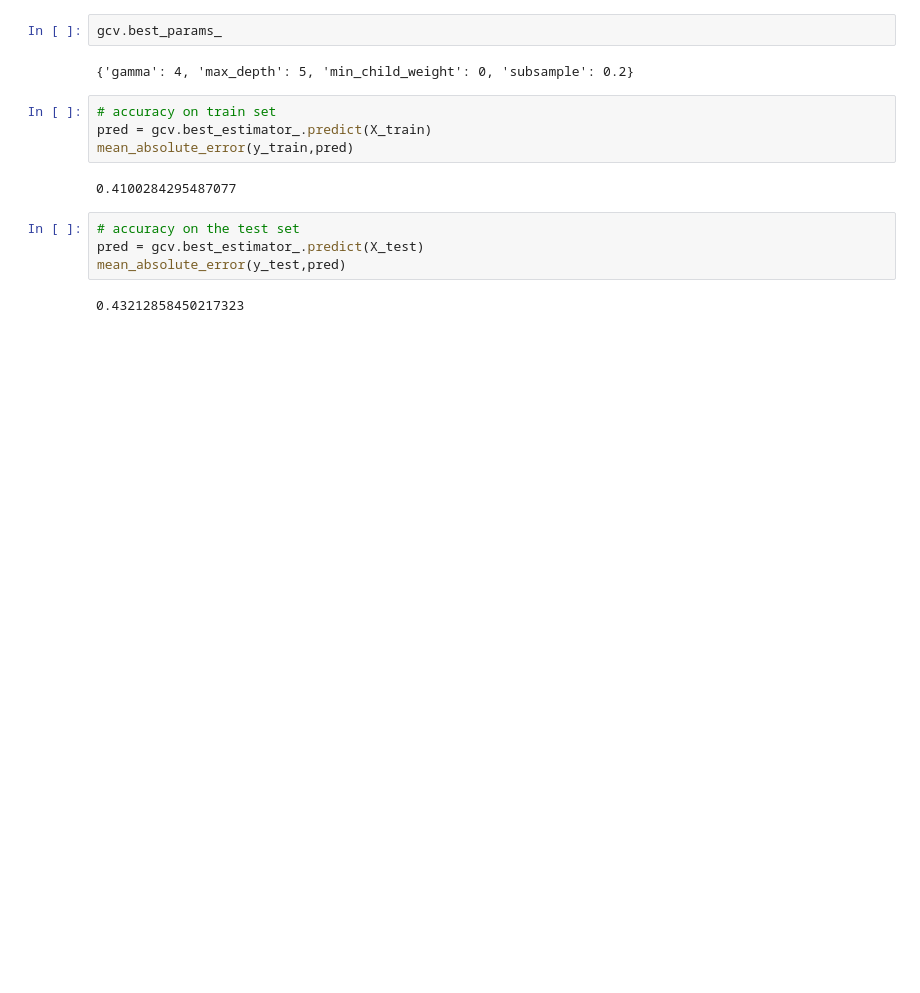
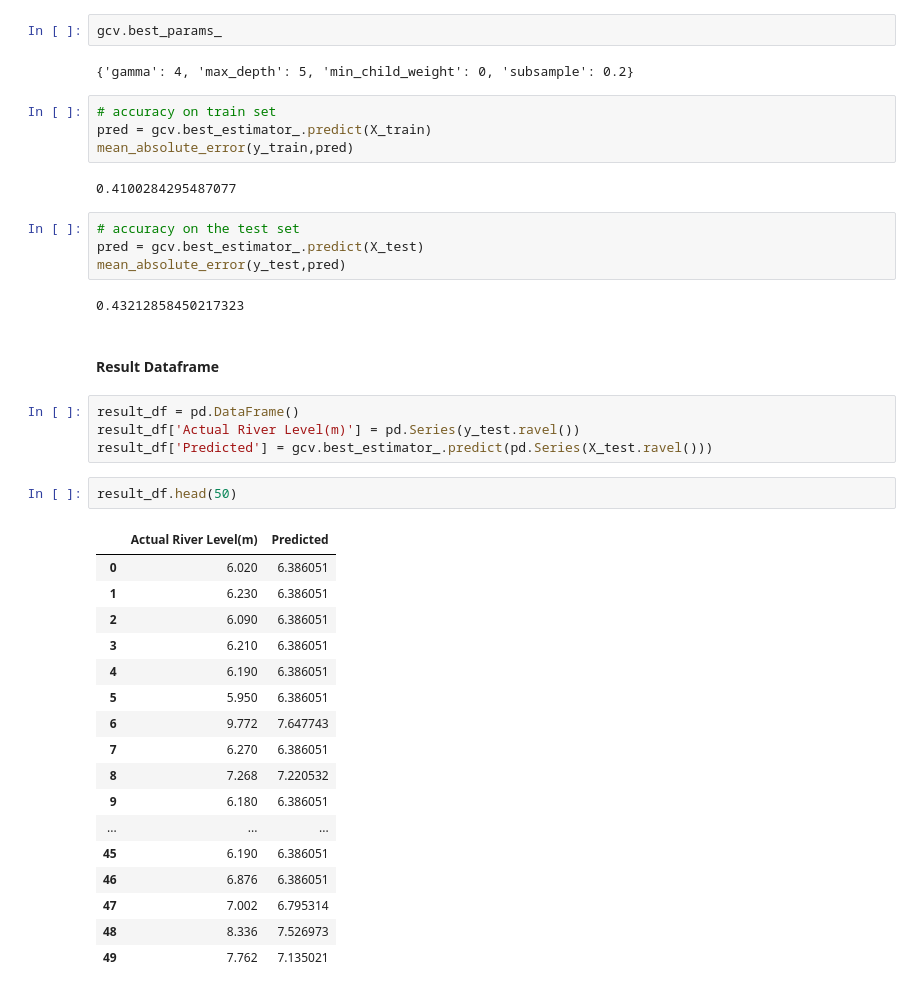
Before and after one commit to Salekeen/Flood-Detection, a Jupyter notebook: 7. XGBoost.ipynb, the cells around one changed output. Cells and saved outputs as stored; diff of their text form; blank space fills up the shorter version.

```diff
--- a/7. XGBoost.ipynb
+++ b/7. XGBoost.ipynb
@@ -275,3 +275,29 @@ pred = gcv.best_estimator_.predict(X_test)
 mean_absolute_error(y_test,pred)
 # %% [output]
 0.43212858450217323
+# %% [markdown]
+#### Result Dataframe
+# %%
+result_df = pd.DataFrame()
+result_df['Actual River Level(m)'] = pd.Series(y_test.ravel())
+result_df['Predicted'] = gcv.best_estimator_.predict(pd.Series(X_test.ravel()))
+# %%
+result_df.head(50)
+# %% [output]
+|  | Actual River Level(m) | Predicted |
+| 0 | 6.020 | 6.386051 |
+| 1 | 6.230 | 6.386051 |
+| 2 | 6.090 | 6.386051 |
+| 3 | 6.210 | 6.386051 |
+| 4 | 6.190 | 6.386051 |
+| 5 | 5.950 | 6.386051 |
+| 6 | 9.772 | 7.647743 |
+| 7 | 6.270 | 6.386051 |
+| 8 | 7.268 | 7.220532 |
+| 9 | 6.180 | 6.386051 |
+| ... | ... | ... |
+| 45 | 6.190 | 6.386051 |
+| 46 | 6.876 | 6.386051 |
+| 47 | 7.002 | 6.795314 |
+| 48 | 8.336 | 7.526973 |
+| 49 | 7.762 | 7.135021 |
```
